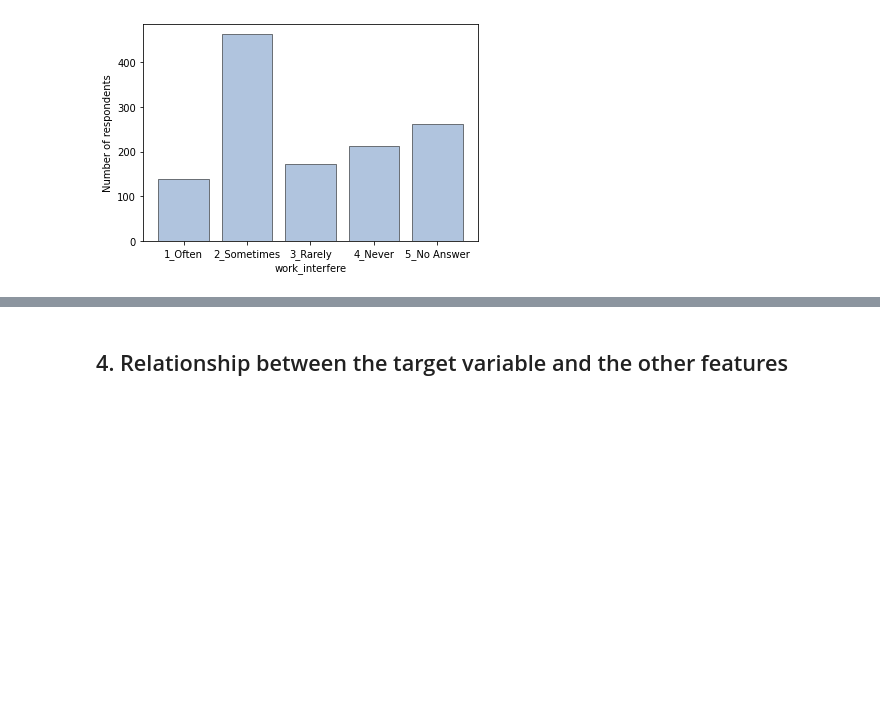
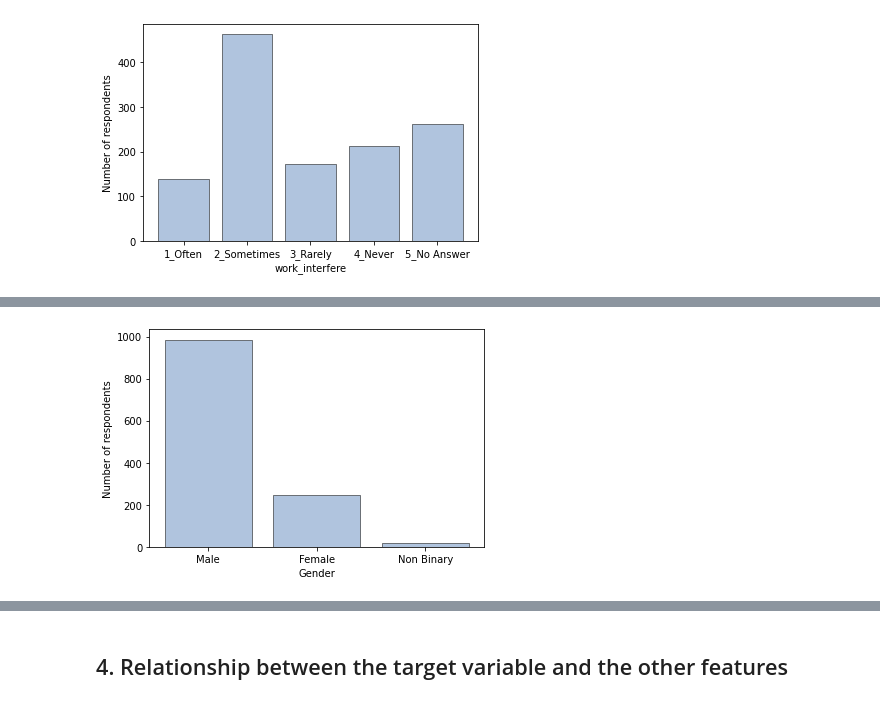
Before and after one commit to ceciliastern/ds_term_project, a Jupyter notebook: Descriptive Analysis - Mental Health Dataset.ipynb, the cells around one changed output, grey strips where cells are left out. Drawn from its saved outputs; the diff is of its cells as text; code cells hidden in the pictures; blank space fills up the shorter version.

Commit message:
Age and gender distribution

```diff
--- a/Descriptive Analysis - Mental Health Dataset.ipynb
+++ b/Descriptive Analysis - Mental Health Dataset.ipynb
@@ -278,0 +301,11 @@ plt.show()
+# %%
+# Gender distribution
+gender = mh_df["gender"].value_counts()
+
+plt.bar(gender.index, gender.values, color="lightsteelblue",
+       edgecolor="black",linewidth=0.5)
+plt.xlabel("Gender")
+plt.ylabel("Number of respondents")
+plt.show()
+# %% [output]
+[figure, added]
```
Also changed, not shown: parts of 7 cells of this notebook.
